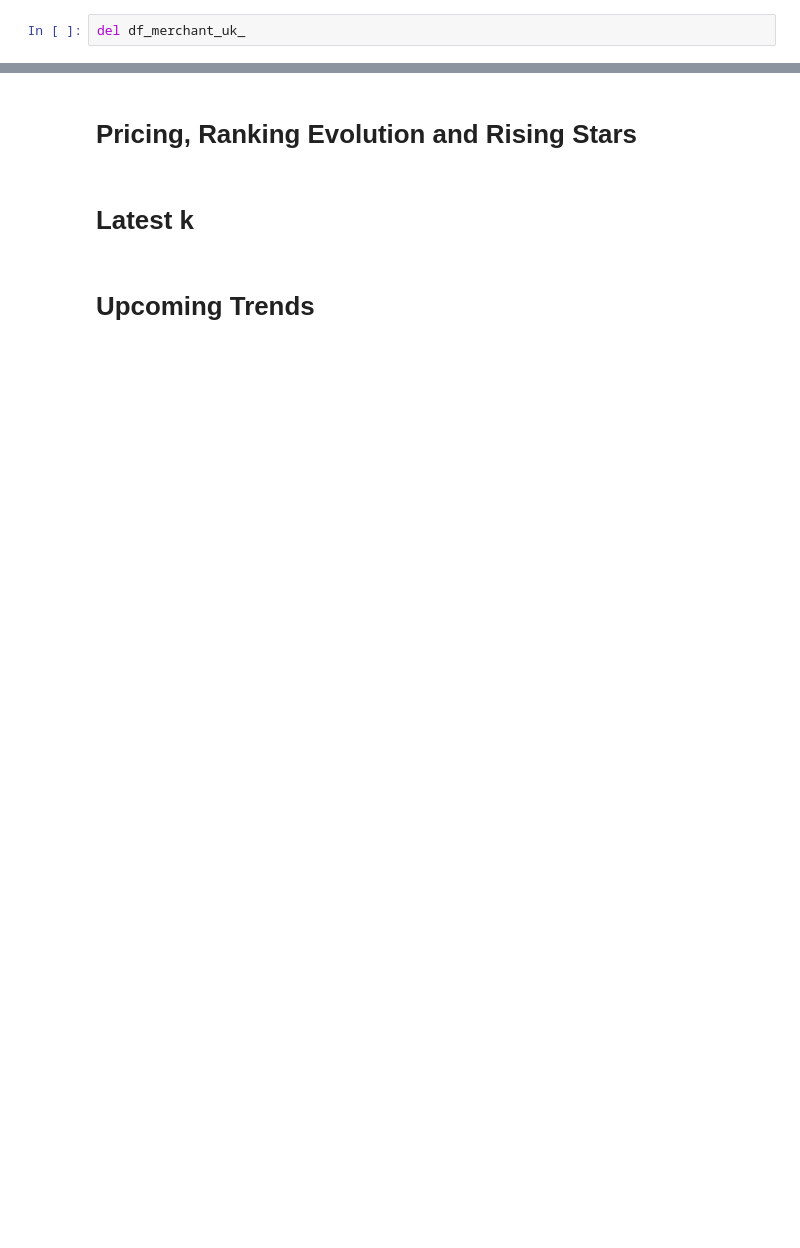
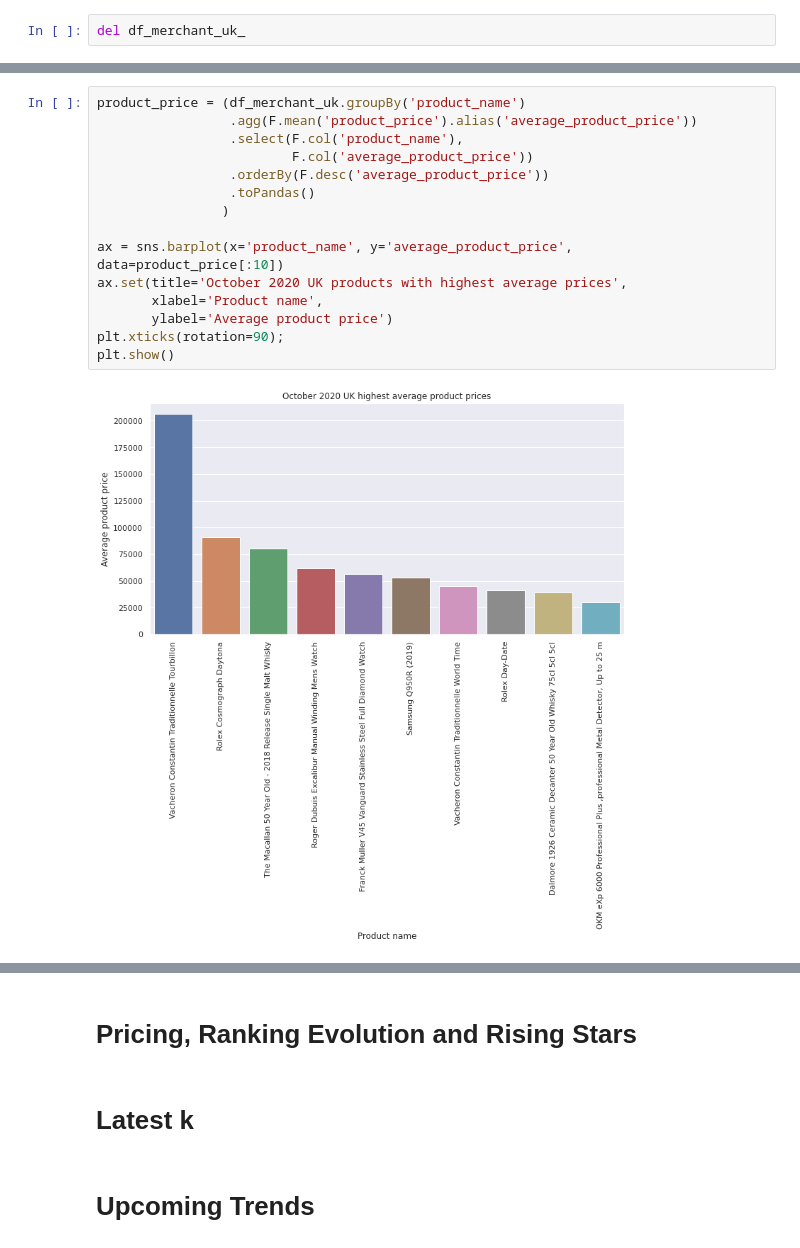
Before and after one commit to mba-tradelab/google-merchant-centre, a Jupyter notebook: google-merchant-centre-data-exploration.ipynb, the cells around one changed output, grey strips where cells are left out. Drawn from its saved outputs; the diff is of its cells as text; blank space fills up the shorter version.

```diff
--- a/google-merchant-centre-data-exploration.ipynb
+++ b/google-merchant-centre-data-exploration.ipynb
@@ -75,0 +130,17 @@ plt.show()
+# %%
+product_price = (df_merchant_uk.groupBy('product_name')
+                 .agg(F.mean('product_price').alias('average_product_price'))
+                 .select(F.col('product_name'),
+                         F.col('average_product_price'))
+                 .orderBy(F.desc('average_product_price'))
+                 .toPandas()
+                )
+
+ax = sns.barplot(x='product_name', y='average_product_price', data=product_price[:10])
+ax.set(title='October 2020 UK products with highest average prices',
+       xlabel='Product name',
+       ylabel='Average product price')
+plt.xticks(rotation=90);
+plt.show()
+# %% [output]
+[figure, added]
```
Also changed, not shown: parts of 10 cells of this notebook.
